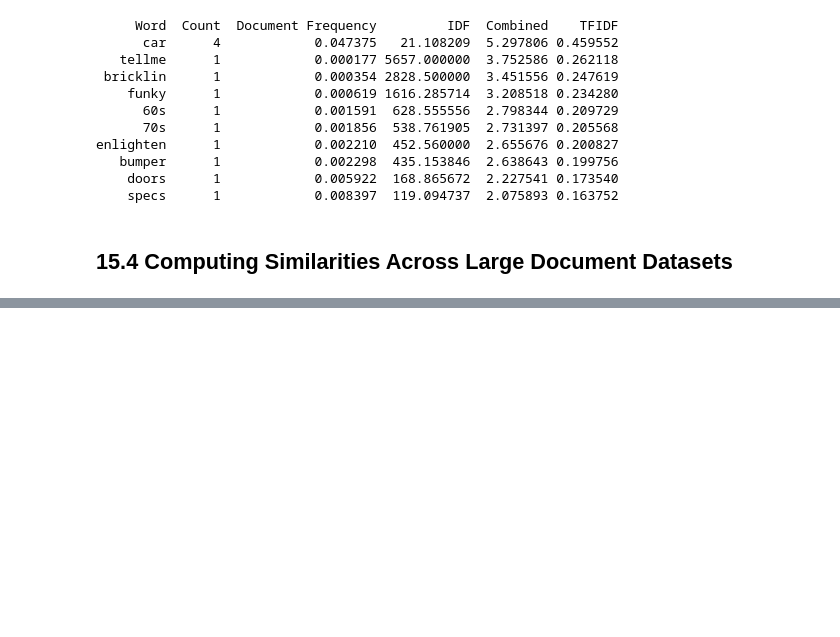
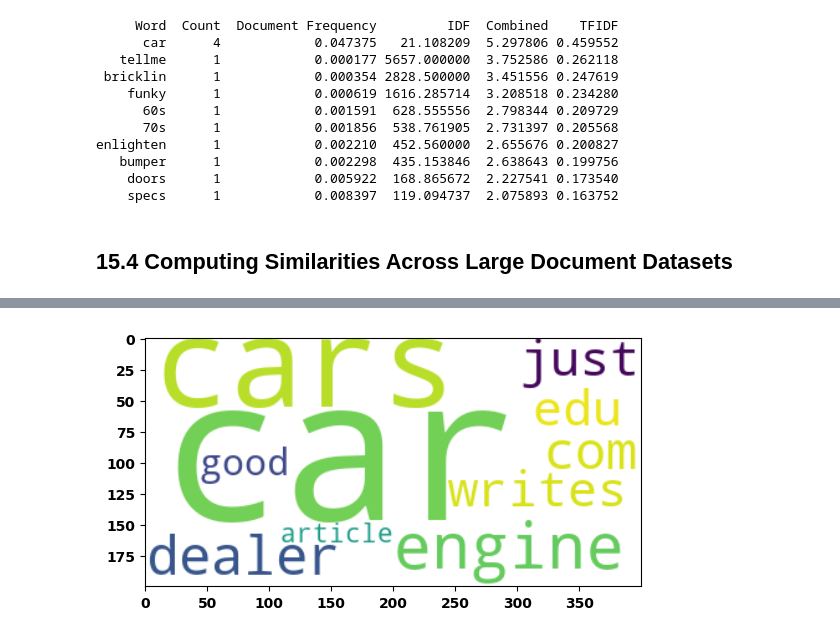
Before and after one commit to IanSinColorado/DataScienceBootcamp, a Jupyter notebook: Chapter15.ipynb, the cells around one changed output, grey strips where cells are left out. Saved outputs shown, nothing was run; the diff lists cells and outputs as text; code cells hidden in the pictures; blank space fills up the shorter version.

```diff
--- a/Chapter15.ipynb
+++ b/Chapter15.ipynb
@@ -337,0 +642,8 @@ assert norm(df.TFIDF.values) == 1
+# %%
+# Improving the word cloud image quality
+cloud_generator = WordCloud(background_color='white', random_state=1)
+wordcloud_image = cloud_generator.fit_words(words_to_score)
+plt.imshow(wordcloud_image, interpolation='bilinear')
+plt.show()
+# %% [output]
+[figure, added]
```
Also changed, not shown: parts of 36 cells of this notebook.
